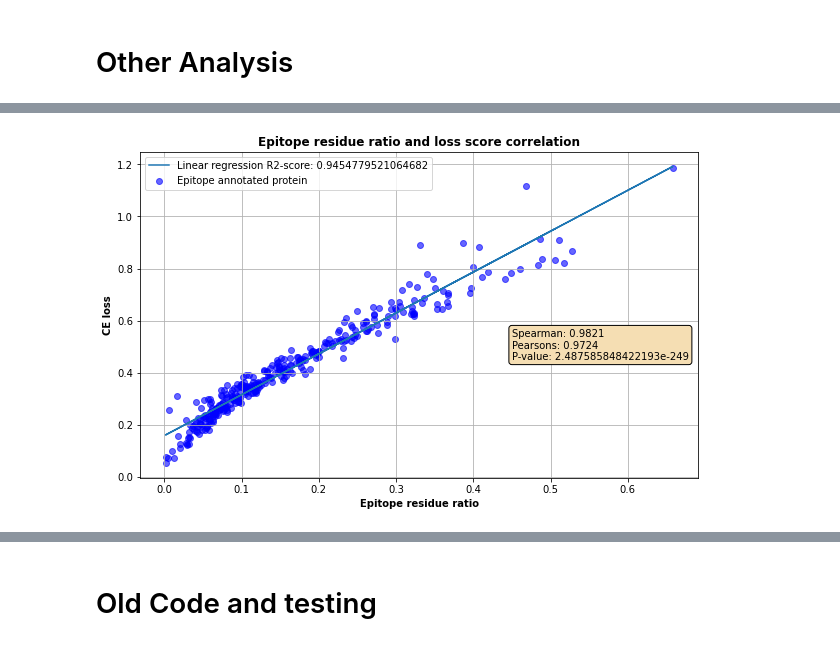
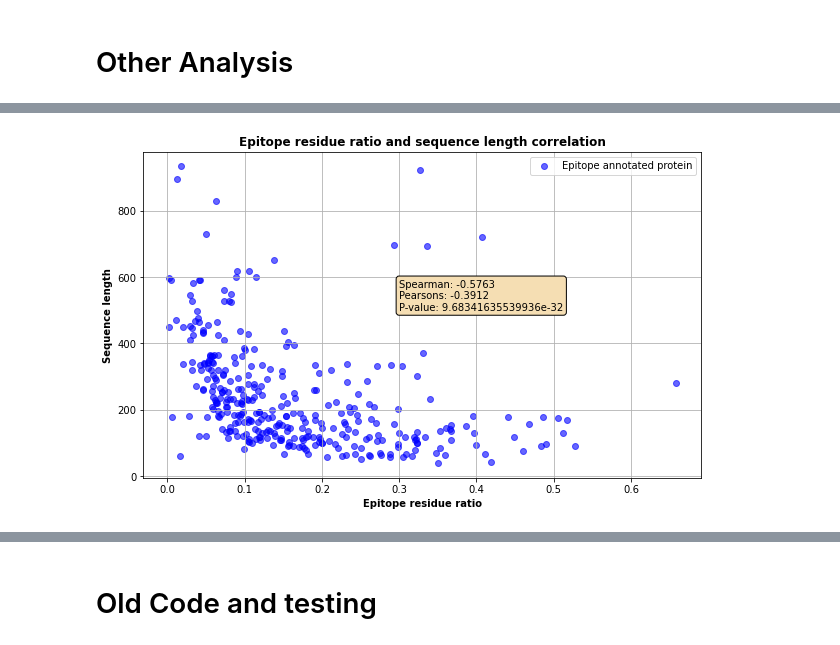
Before and after one commit to UberClifford/BepiPred3.0, a Jupyter notebook: DeepLearningModels.ipynb, the cells around one changed output, grey strips where cells are left out. Saved outputs shown, nothing was run; the diff lists cells and outputs as text; code cells hidden in the pictures.

```diff
--- a/DeepLearningModels.ipynb
+++ b/DeepLearningModels.ipynb
@@ -1491,12 +1388,13 @@ model= MyDenseNet(1281)
 #model = MyCNN1D(esm_embedding_size=1469) #"CNNBP3ESMBlosumClus50ID"
 #model= MyLSTMExperiment(esm_embedding_size=1469, hidden_size=75)
 
+
 overfit_test_proteins_thresholds = list()
-
 
 #test_path = BEPIPRED3_CLUS50ID / "test.npz"
 anno_path = BEPIPRED3_CLUS50ID_TEST_ANNO
 best_ce_loss_models = list( model_path.glob("*bestCELoss*") )
+
 best_mcc_thresholds = pickle.load(open(model_path / "best_mcc_threshold.pickle", "rb"))
 accs_in_test_set = ["7lj4_B","4xak_A",
                     "4ypg_D", "7chz_I",
@@ -1507,13 +1405,18 @@ accs_in_test_set = ["7lj4_B","4xak_A",
                     "6hga_B", "2xwt_C",
                     "6vtw_A"]
 
+
 #accs_in_test_set = ["4xak_A", "7jum_A"]
 #accs_in_test_set = ["7jum_A"]
 
-#accs_in_test_set = ["4qci_D", "5th9_A"]
+#accs_in_test_set = ["4qci_D"]
+#accs_in_test_set = ["7chz_I"]
+#accs_in_test_set = ["5f72_K"]
+accs_in_test_set = ["2xwt_C"]
+
 latex_formats = str()
 for acc_in_test_set in accs_in_test_set:
-    plot_title = f"ROC curve: Densenet position-wise epitope prediction for protein {acc_in_test_set}"
+    plot_title = f"ROC curve: Densenet position-wise epitope prediction for antigen {acc_in_test_set}"
     print(f"Protein name: {acc_in_test_set}")
 #    test_set_loader = prepare_test_set_loader(test_path, batch_size = 4,
 #                                              accs_to_evaluate = [acc_in_test_set] )
@@ -1530,7 +1433,8 @@ for acc_in_test_set in accs_in_test_set:
     overfit_test_protein_thresholds, latex_format = evaluate_models_with_roc_curve(model, best_ce_loss_models,
                                                                      best_mcc_thresholds,
                                                                      test_set_loader, plot_title,
-                                                                     FIGURE_DIR / "roc_curve" )
+                                                                     FIGURE_DIR / "roc_curve",
+                                                                    print_top_seq_idxs=True, num_top_preds_to_print=20)
 
 
 
@@ -1663,7 +1533,7 @@ for thresholds in overfit_test_proteins_thresholds:
 # Other Analysis
 # %%
 def generate_sorted_by_num_of_pos_anno_preds(model, model_states, best_mcc_thresholds, dataset, blosum_encode_path=None,
-                                             one_hot_encode_path=None, add_seq_len=True):
+                                             one_hot_encode_path=None, add_seq_len=False):
 
     #go through each fold
     fold_paths = list( dataset.glob("*Fold*") )
@@ -1689,6 +1559,7 @@ def generate_sorted_by_num_of_pos_anno_preds(model, model_states, best_mcc_thres
         val_auc_scores = np.zeros(len(valid_loader))
         val_auc10_scores = np.zeros(len(valid_loader))
         val_overfit_threshs = np.zeros(len(valid_loader))
+        val_seq_lens = np.zeros(len(valid_loader))
 
         val_pos_epi_ratios = np.zeros(len(valid_loader))
         model.load_state_dict(torch.load(model_state))
@@ -1703,7 +1574,7 @@ def generate_sorted_by_num_of_pos_anno_preds(model, model_states, best_mcc_thres
             val_model_outputs.append(output)
             labels = torch.flatten(labels)
             val_all_labels.append(labels)
-            labels = torch.flatten(labels)
+#            labels = torch.flatten(labels)
             count_anno = torch.bincount(labels)
             pos_epi_count, total_count = (count_anno[1], count_anno[0] + count_anno[1])
             pos_epi_ratio = pos_epi_count / total_count
@@ -1721,6 +1592,7 @@ def generate_sorted_by_num_of_pos_anno_preds(model, model_states, best_mcc_thres
             val_auc_scores[j] = auc
             val_auc10_scores[j] = auc10
             val_overfit_threshs[j] = overfit_thresh
+            val_seq_lens[j] = total_count
 
             j += 1
 
@@ -1732,7 +1604,8 @@ def generate_sorted_by_num_of_pos_anno_preds(model, model_states, best_mcc_thres
 
 
         fold_results.append((val_pos_epi_ratios, val_ce_loss_scores,
-                             val_mcc_scores, val_auc_scores, val_auc10_scores, val_overfit_threshs))
+                             val_mcc_scores, val_auc_scores, val_auc10_scores,
+                             val_overfit_threshs, val_seq_lens))
 
 
     val_pos_epi_ratios = np.concatenate([fold_result[0] for fold_result in fold_results])
@@ -1741,15 +1614,15 @@ def generate_sorted_by_num_of_pos_anno_preds(model, model_states, best_mcc_thres
     val_auc_loss_scores = np.concatenate([fold_result[3] for fold_result in fold_results])
     val_auc10_loss_scores = np.concatenate([fold_result[4] for fold_result in fold_results])
     val_overfit_threshs = [fold_result[5] for fold_result in fold_results]
-
-
+    val_seq_lens = np.concatenate([fold_result[6] for fold_result in fold_results])
 
     return (val_pos_epi_ratios,
             val_ce_loss_scores,
             val_mcc_loss_scores,
             val_auc_loss_scores,
             val_auc10_loss_scores,
-            val_overfit_threshs)
+            val_overfit_threshs,
+            val_seq_lens)
 
 
 def correlation_plot(pos_epi_ratios,
@@ -1783,7 +1656,9 @@ def correlation_plot(pos_epi_ratios,
     plt.legend()
     props = dict(boxstyle='round', facecolor='wheat')
 
-    plt.text(0.45, 0.45, f"Spearman: {round(scc,4)}\nPearsons: {round(pcc,4)}\nP-value: {pval}",
+#    plt.text(0.45, 0.45, f"Spearman: {round(scc,4)}\nPearsons: {round(pcc,4)}\nP-value: {pval}",
+#             bbox=props)
+    plt.text(0.3, 500, f"Spearman: {round(scc,4)}\nPearsons: {round(pcc,4)}\nP-value: {pval}",
              bbox=props)
     file_dir = file_name.parent
     if not file_dir.is_dir():
@@ -1792,15 +1667,11 @@ def correlation_plot(pos_epi_ratios,
     plt.savefig(file_name, dpi = 500, bbox_inches='tight')
     plt.show()
 
-def normal_pdf(x, mu, sigma):
-    return 1.0 / (sigma * (2.0 * math.pi)**(1/2)) * math.exp(-1.0 * (x - mu)**2 / (2.0 * (sigma**2)))
-
-
 
 model_path = RESULTS_DIR / "NeuralNetworks" / "DensenetBP3ESMClus50ID" / "models"
 model = MyDenseNet()
-model_path = RESULTS_DIR / "NeuralNetworks" / "SeqlenDensenetBP3ESMClus50ID" / "models"
-model= MyDenseNet(1281)
+#model_path = RESULTS_DIR / "NeuralNetworks" / "SeqlenDensenetBP3ESMClus50ID" / "models"
+#model= MyDenseNet(1281)
 
 best_ce_loss_models = list( model_path.glob("*bestCELoss*") )
 best_mcc_thresholds = pickle.load(open(model_path / "best_mcc_threshold.pickle", "rb"))
@@ -1810,33 +1681,35 @@ print(best_mcc_thresholds)
 
 #scores = generate_sorted_by_num_of_pos_anno_preds(model, best_ce_loss_models,
 #                                                  best_mcc_thresholds, BEPIPRED3_CLUS50ID)
-scores = generate_sorted_by_num_of_pos_anno_preds(model, best_ce_loss_models,
-                                                  best_mcc_thresholds, BEPIPRED3_CLUS50ID, add_seq_len=True)
+#scores = generate_sorted_by_num_of_pos_anno_preds(model, best_ce_loss_models,
+#                                                  best_mcc_thresholds, BEPIPRED3_CLUS50ID, add_seq_len=True)
 
-
-num_of_dp = len(scores[0])
-val_pos_epi_ratios = scores[0]
-val_loss_scores = scores[1]
-val_mcc_loss_scores = scores[2]
-val_auc_loss_scores = scores[3]
-val_auc10_loss_scores = scores[4]
-val_overfit_threshs = scores[5]
-
-val = len([val_auc_loss_scores[i] for i in range(num_of_dp) if val_auc_loss_scores[i] >= 0.6 and val_pos_epi_ratios[i] <= 0.2])
-print(f"Proteins with AUC score above 0.6 and positive epitope ratio between 0 and 0.2: {val}")
-print(f"Proteins with AUC above 0.5 {len([auc for auc in val_auc_loss_scores if auc >= 0.5])} out of {num_of_dp}")
-print(f"Proteins with AUC above 0.6 {len([auc for auc in val_auc_loss_scores if auc >= 0.6])} out of {num_of_dp}")
-print(f"Proteins with AUC above 0.7 {len([auc for auc in val_auc_loss_scores if auc >= 0.7])} out of {num_of_dp}")
-print(f"Proteins with AUC above 0.75 {len([auc for auc in val_auc_loss_scores if auc >= 0.75])} out of {num_of_dp}")
-
-print(sum(abs(val_mcc_loss_scores)) / len(val_mcc_loss_scores))
+#num_of_dp = len(scores[0])
+#val_pos_epi_ratios = scores[0]
+#val_loss_scores = scores[1]
+#val_mcc_loss_scores = scores[2]
+#val_auc_loss_scores = scores[3]
+#val_auc10_loss_scores = scores[4]
+#val_overfit_threshs = scores[5]
+#val_seq_lens = scores[6]
+#
+#val_seq_lens = np.concatenate(val_seq_lens)
+#
+#val = len([val_auc_loss_scores[i] for i in range(num_of_dp) if val_auc_loss_scores[i] >= 0.6 and val_pos_epi_ratios[i] <= 0.2])
+#print(f"Proteins with AUC score above 0.6 and positive epitope ratio between 0 and 0.2: {val}")
+#print(f"Proteins with AUC above 0.5 {len([auc for auc in val_auc_loss_scores if auc >= 0.5])} out of {num_of_dp}")
+#print(f"Proteins with AUC above 0.6 {len([auc for auc in val_auc_loss_scores if auc >= 0.6])} out of {num_of_dp}")
+#print(f"Proteins with AUC above 0.7 {len([auc for auc in val_auc_loss_scores if auc >= 0.7])} out of {num_of_dp}")
+#print(f"Proteins with AUC above 0.75 {len([auc for auc in val_auc_loss_scores if auc >= 0.75])} out of {num_of_dp}")
 
 ### CE LOSS ###
-correlation_plot(val_pos_epi_ratios, val_loss_scores, FIGURE_DIR / "CEAndEpiRatioCor", draw_fitted_line = True)
+#correlation_plot(val_pos_epi_ratios, val_loss_scores, FIGURE_DIR / "CEAndEpiRatioCor", draw_fitted_line = True)
 #### MCC ###
-correlation_plot(val_pos_epi_ratios, val_mcc_loss_scores, FIGURE_DIR / "MCCAndEpiRatioCor", y_name = "MCC")
+#correlation_plot(val_pos_epi_ratios, val_mcc_loss_scores, FIGURE_DIR / "MCCAndEpiRatioCor", y_name = "MCC")
 #### AUC ###
-correlation_plot(val_pos_epi_ratios, val_auc_loss_scores, FIGURE_DIR / "AUCAndEpiRatioCor", y_name = "AUC")
+#correlation_plot(val_pos_epi_ratios, val_auc_loss_scores, FIGURE_DIR / "AUCAndEpiRatioCor", y_name = "AUC")
 #### AUC10 ###
-correlation_plot(val_pos_epi_ratios, val_auc10_loss_scores, FIGURE_DIR / "AUC10AndEpiRatioCor", y_name = "AUC10")
+#correlation_plot(val_pos_epi_ratios, val_auc10_loss_scores, FIGURE_DIR / "AUC10AndEpiRatioCor", y_name = "AUC10")
+### Sequence lengths ###
+correlation_plot(val_pos_epi_ratios, val_seq_lens, FIGURE_DIR / "SeqLenAndEpiRatioCor", y_name = "Sequence length", title="Epitope residue ratio and sequence length correlation")
 # %% [output]
@@ -1881 +1718 @@ Proteins with AUC above 0.75 77 out of 343
-[figure, old version]
+[figure, new version]
```
Also changed, not shown: parts of 11 cells of this notebook, 15 other files.
